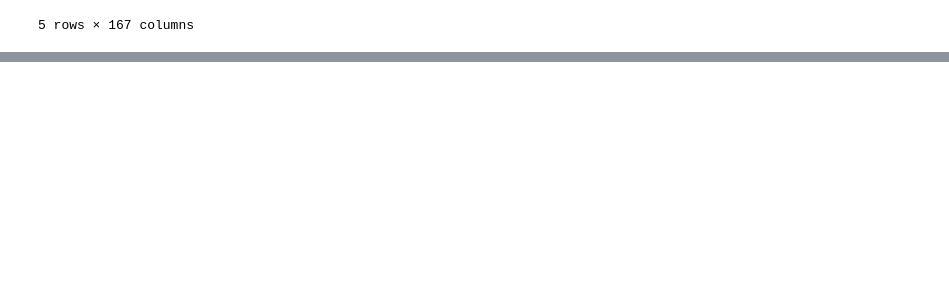
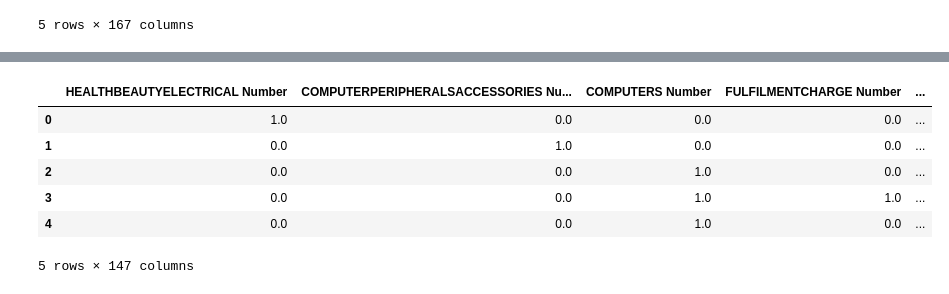
Before and after one commit to alimrrc/Machine-Learning-272-, a Jupyter notebook: Data Treatment.ipynb, the cells around one changed output, grey strips where cells are left out. Saved outputs shown, nothing was run; the diff lists cells and outputs as text; code cells hidden in the pictures; blank space fills up the shorter version.

```diff
--- a/Data Treatment.ipynb
+++ b/Data Treatment.ipynb
@@ -183,0 +241,10 @@ data.head()
+# %%
+new_cols = []
+
+for feature in features:
+    if feature == 'item' or feature == 'make':
+        for label_add_up in [' Number', ' Price']:
+            for val in unique_values[feature]:
+                new_cols.append(val + label_add_up)
+
+new_cols
@@ -183,0 +269,19 @@ data.head()
+# %%
+count_item = {}
+count_make = {}
+price_item = {}
+price_make = {}
+
+for i, row in feature_df['item'].iterrows():
+    count_item[i] = {}
+    price_item[i] = {}
+
+    for item in unique_values['item']:
+        count_item[i][f'{item} Number'] = 0
+        price_item[i][f'{item} Price'] = 0
+
+    for index, val in row.iteritems():
+        if val != '':
+            i_th = re.sub("[^0-9]", "", index)
+            count_item[i][f'{val} Number'] += float(feature_df['purchas'][f'Nbr_of_prod_purchas{i_th}'][i])
+            price_item[i][f'{val} Price'] += float(feature_df['price'][f'cash_price{i_th}'][i])
@@ -183,0 +302,12 @@ data.head()
+# %%
+df_count_item = pd.DataFrame.from_dict(count_item, orient='index')
+
+df_count_item.head()
+# %% [output]
+|  | HEALTHBEAUTYELECTRICAL Number | COMPUTERPERIPHERALSACCESSORIES Nu... | COMPUTERS Number | FULFILMENTCHARGE Number | ... |
+| 0 | 1.0 | 0.0 | 0.0 | 0.0 | ... |
+| 1 | 0.0 | 1.0 | 0.0 | 0.0 | ... |
+| 2 | 0.0 | 0.0 | 1.0 | 0.0 | ... |
+| 3 | 0.0 | 0.0 | 1.0 | 1.0 | ... |
+| 4 | 0.0 | 0.0 | 1.0 | 0.0 | ... |
+5 rows × 147 columns
```
Also changed, not shown: parts of 25 cells of this notebook.
